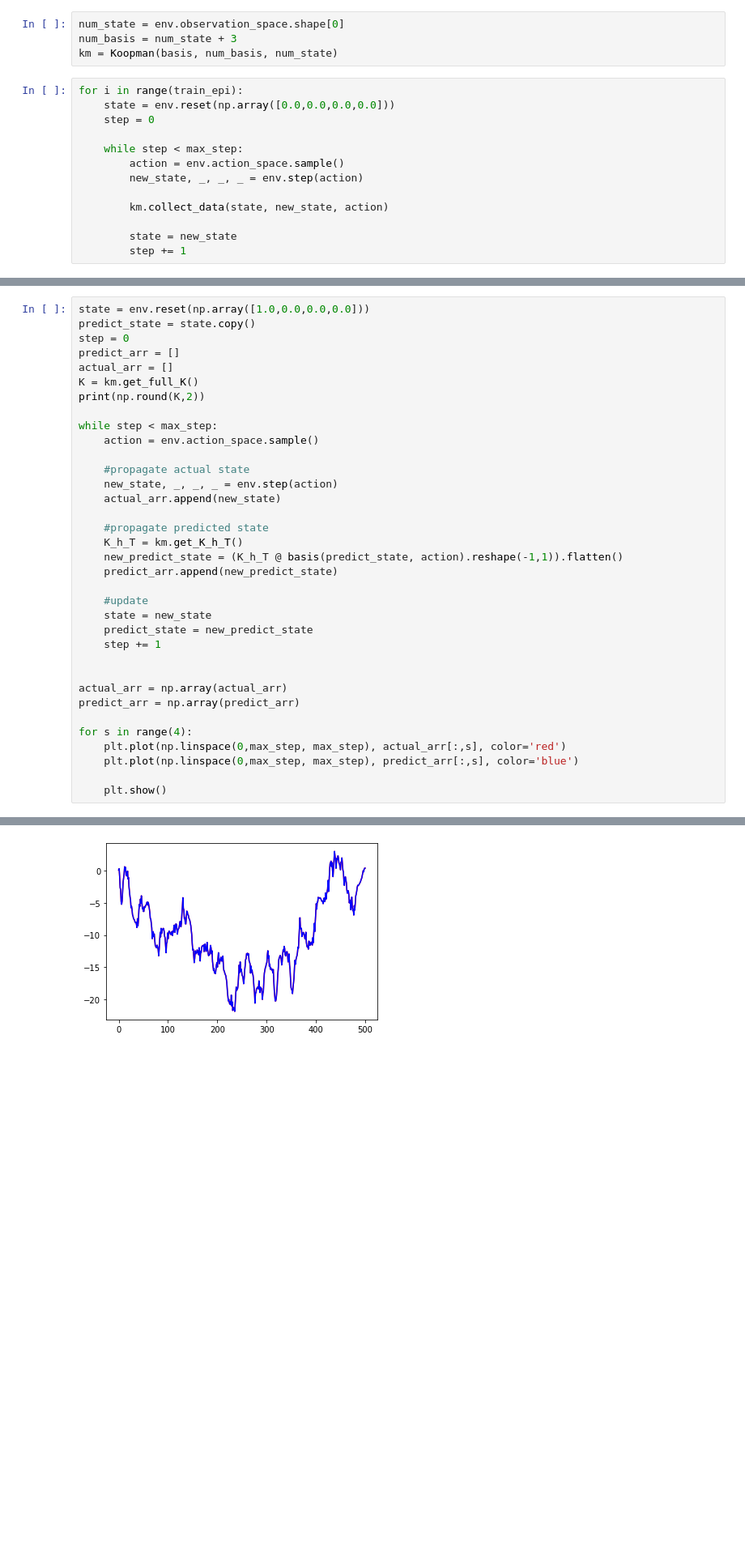
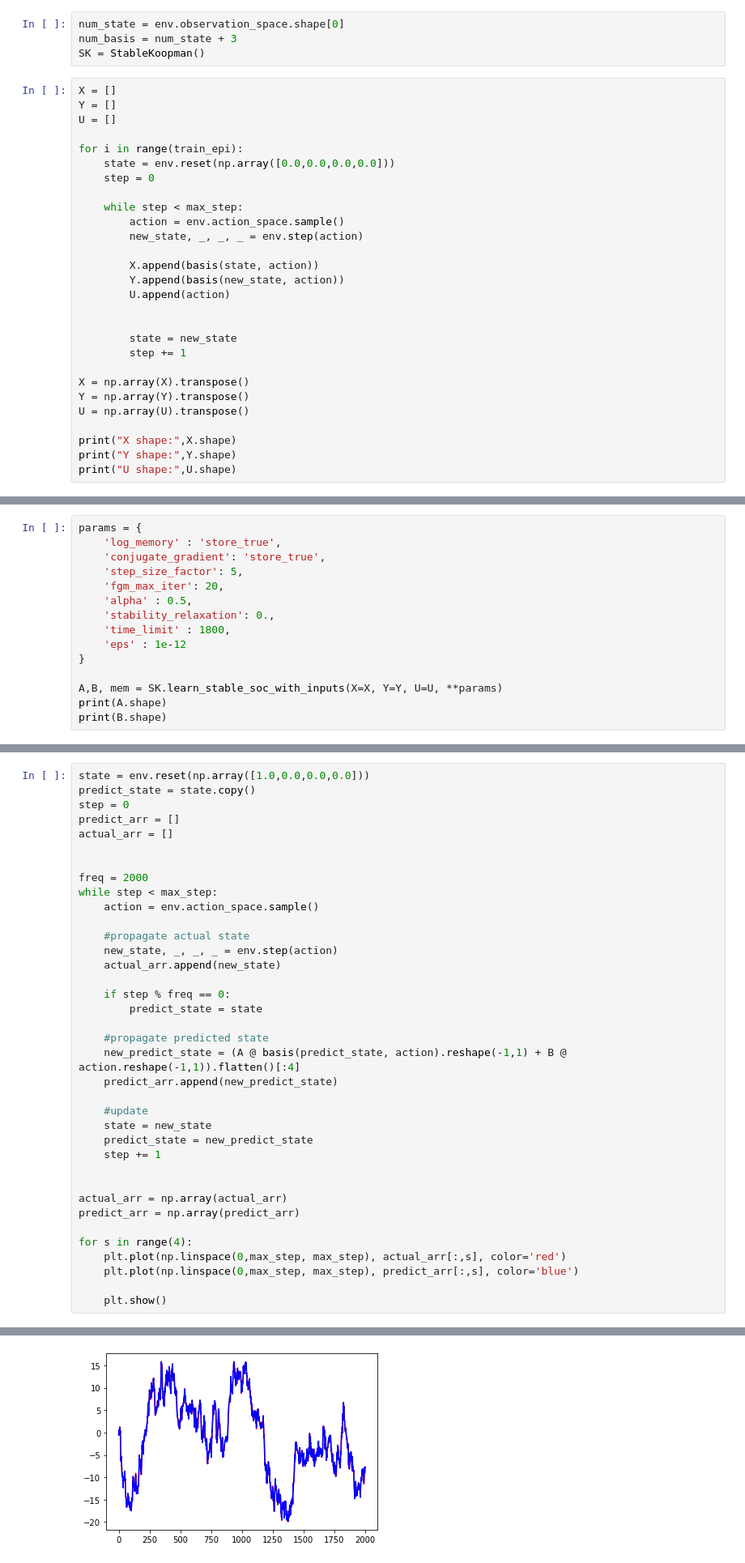
Before and after one commit to tonylitianyu/Data-Driven-Control-Koopman, a Jupyter notebook: main.ipynb, the cells around one changed output, grey strips where cells are left out. Shown at 81% size. Cells and saved outputs as stored; diff of their text form; blank space fills up the shorter version.

Commit message:
added stable koopman

```diff
--- a/main.ipynb
+++ b/main.ipynb
@@ -28,8 +27,12 @@ print(basis(np.zeros(4), [0]))
 # %%
 num_state = env.observation_space.shape[0]
 num_basis = num_state + 3
-km = Koopman(basis, num_basis, num_state)
+SK = StableKoopman()
 # %%
+X = []
+Y = []
+U = []
+
 for i in range(train_epi):
     state = env.reset(np.array([0.0,0.0,0.0,0.0]))
     step = 0
@@ -38,7 +41,18 @@ for i in range(train_epi):
         action = env.action_space.sample()
         new_state, _, _, _ = env.step(action)
 
-        km.collect_data(state, new_state, action)
+        X.append(basis(state, action))
+        Y.append(basis(new_state, action))
+        U.append(action)
+
 
         state = new_state
         step += 1
+
+X = np.array(X).transpose()
+Y = np.array(Y).transpose()
+U = np.array(U).transpose()
+
+print("X shape:",X.shape)
+print("Y shape:",Y.shape)
+print("U shape:",U.shape)
@@ -44,0 +63,15 @@ for i in range(train_epi):
+# %%
+params = {
+    'log_memory' : 'store_true',
+    'conjugate_gradient': 'store_true',
+    'step_size_factor': 5,
+    'fgm_max_iter': 20,
+    'alpha' : 0.5,
+    'stability_relaxation': 0.,
+    'time_limit' : 1800,
+    'eps' : 1e-12
+}
+
+A,B, mem = SK.learn_stable_soc_with_inputs(X=X, Y=Y, U=U, **params)
+print(A.shape)
+print(B.shape)
@@ -48,9 +84,9 @@ predict_state = state.copy()
 step = 0
 predict_arr = []
 actual_arr = []
-K = km.get_full_K()
-print(np.round(K,2))
 
+
+freq = 2000
 while step < max_step:
     action = env.action_space.sample()
 
@@ -58,9 +94,11 @@ while step < max_step:
     new_state, _, _, _ = env.step(action)
     actual_arr.append(new_state)
 
+    if step % freq == 0:
+        predict_state = state
+
     #propagate predicted state
-    K_h_T = km.get_K_h_T()
-    new_predict_state = (K_h_T @ basis(predict_state, action).reshape(-1,1)).flatten()
+    new_predict_state = (A @ basis(predict_state, action).reshape(-1,1) + B @ action.reshape(-1,1)).flatten()[:4]
     predict_arr.append(new_predict_state)
 
     #update
@@ -91,4 +122,4 @@ for s in range(4):
-[figure, old version]
+[figure, new version]
 # %%
 controller = MPC(50, km.get_K_h_T(), basis, env.dt)
 state = env.reset(np.array([-1.0,0.0,0.0,0.0]))
```
Also changed, not shown: parts of 6 cells of this notebook, 1 other file.
